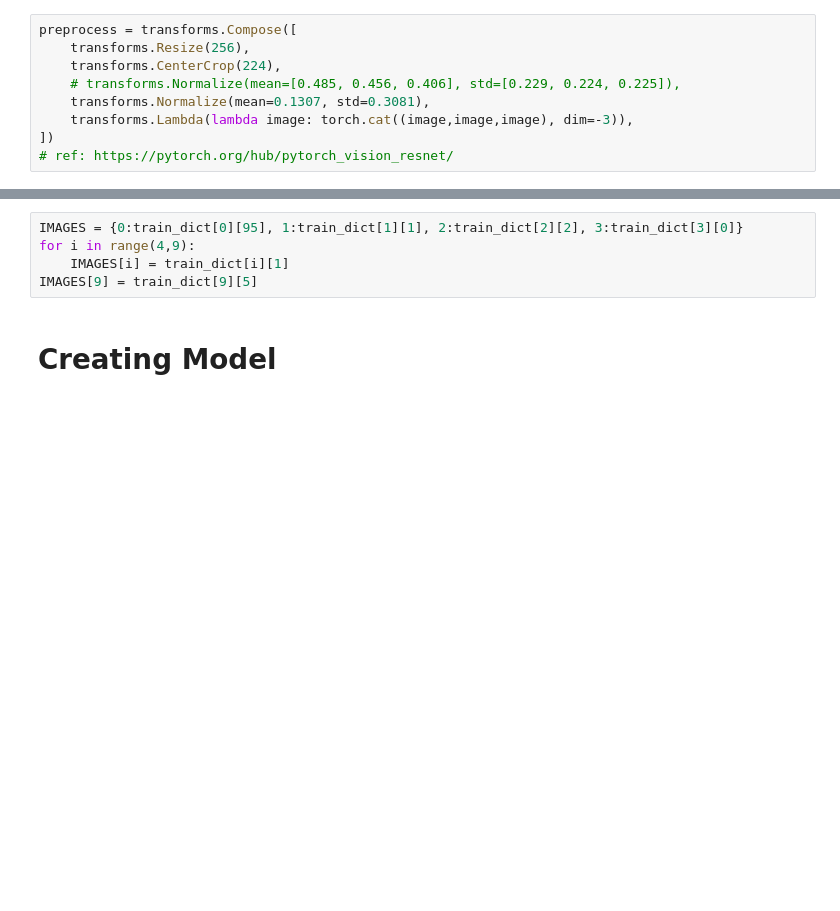
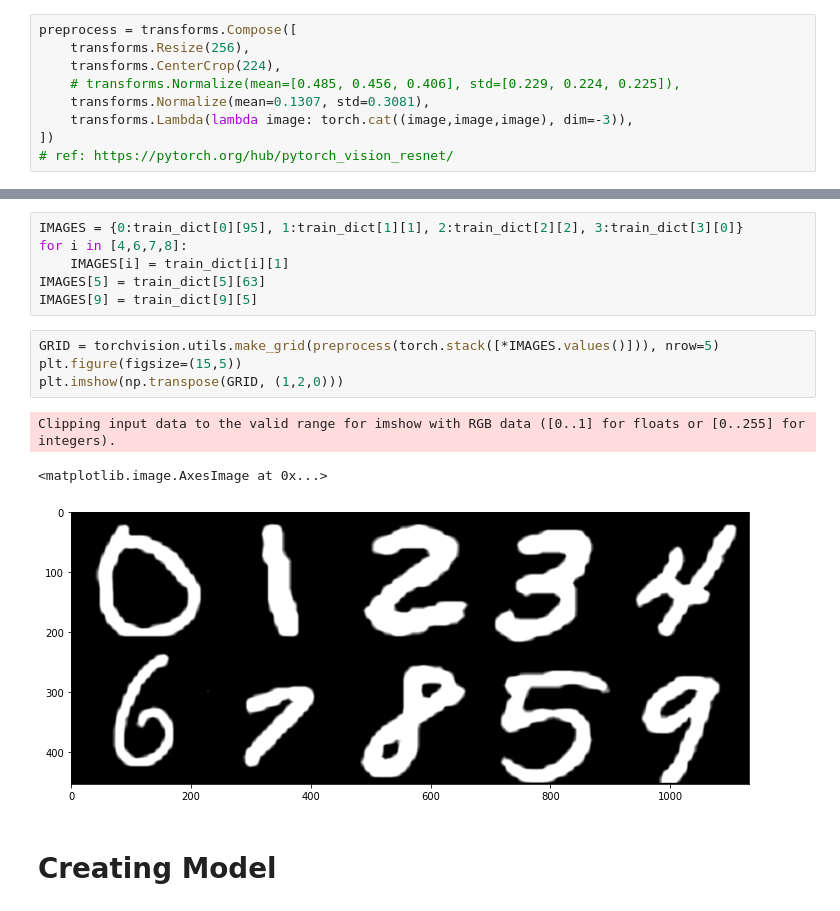
Before and after one commit to ABD-01/MNIST, a Jupyter notebook: Triplet Loss/TRIPLET_LOSS_Pytorch.ipynb, the cells around one changed output, grey strips where cells are left out. Cells and saved outputs as stored; diff of their text form; blank space fills up the shorter version.

```diff
--- a/Triplet Loss/TRIPLET_LOSS_Pytorch.ipynb
+++ b/Triplet Loss/TRIPLET_LOSS_Pytorch.ipynb
@@ -245,8 +246,17 @@ Clipping input data to the valid range for imshow with RGB data ([0..1] for floa
 # %%
 IMAGES = {0:train_dict[0][95], 1:train_dict[1][1], 2:train_dict[2][2], 3:train_dict[3][0]}
-for i in range(4,9):
+for i in [4,6,7,8]:
     IMAGES[i] = train_dict[i][1]
+IMAGES[5] = train_dict[5][63]
 IMAGES[9] = train_dict[9][5]
+# %%
+GRID = torchvision.utils.make_grid(preprocess(torch.stack([*IMAGES.values()])), nrow=5)
+plt.figure(figsize=(15,5))
+plt.imshow(np.transpose(GRID, (1,2,0)))
+# %% [output]
+Clipping input data to the valid range for imshow with RGB data ([0..1] for floats or [0..255] for integers).
+<matplotlib.image.AxesImage at 0x...>
+[figure, added]
 # %% [markdown]
 # Creating Model
 # %%
```
Also changed, not shown: parts of 28 cells of this notebook.
